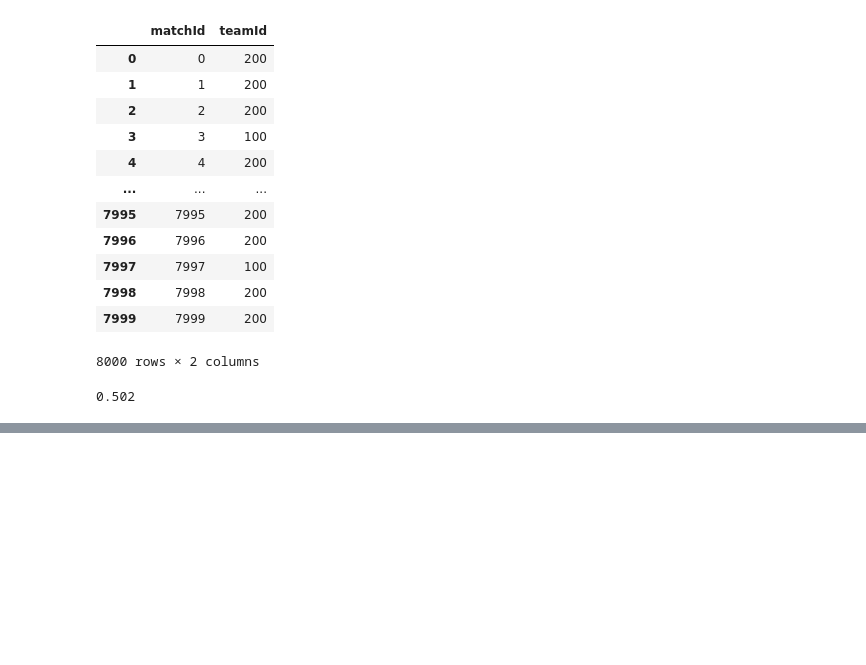
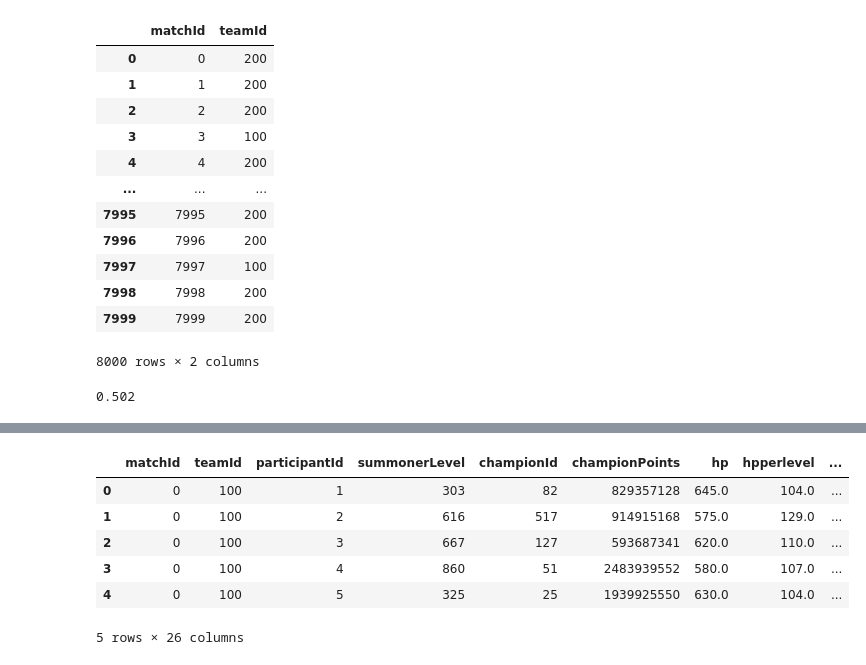
Before and after one commit to nss-data-science-cohort-6/kaggle_lol-elden-ring, a Jupyter notebook: notebooks/Sample_Submission.ipynb, the cells around one changed output, grey strips where cells are left out. Drawn from its saved outputs; the diff is of its cells as text; code cells hidden in the pictures; blank space fills up the shorter version.

```diff
--- a/notebooks/Sample_Submission.ipynb
+++ b/notebooks/Sample_Submission.ipynb
@@ -433,0 +553,38 @@ accuracy_score(
+# %%
+data = X_train_added2[['matchId',
+ 'teamId',
+'participantId',
+    'summonerLevel',
+  'championId',
+ 'championPoints',
+ 'hp',
+ 'hpperlevel',
+ 'mp',
+ 'mpperlevel',
+ 'movespeed',
+ 'armor',
+ 'armorperlevel',
+ 'spellblock',
+ 'spellblockperlevel',
+ 'attackrange',
+ 'hpregen',
+ 'hpregenperlevel',
+ 'mpregen',
+ 'mpregenperlevel',
+ 'crit',
+ 'critperlevel',
+ 'attackdamage',
+ 'attackdamageperlevel',
+ 'attackspeedperlevel',
+ 'attackspeed']]
+ #'teamPosition']
+
+data.head(5)
+# %% [output]
+|  | matchId | teamId | participantId | summonerLevel | championId | championPoints | hp | hpperlevel | ... |
+| 0 | 0 | 100 | 1 | 303 | 82 | 829357128 | 645.0 | 104.0 | ... |
+| 1 | 0 | 100 | 2 | 616 | 517 | 914915168 | 575.0 | 129.0 | ... |
+| 2 | 0 | 100 | 3 | 667 | 127 | 593687341 | 620.0 | 110.0 | ... |
+| 3 | 0 | 100 | 4 | 860 | 51 | 2483939552 | 580.0 | 107.0 | ... |
+| 4 | 0 | 100 | 5 | 325 | 25 | 1939925550 | 630.0 | 104.0 | ... |
+5 rows × 26 columns
```
Also changed, not shown: parts of 22 cells of this notebook.
